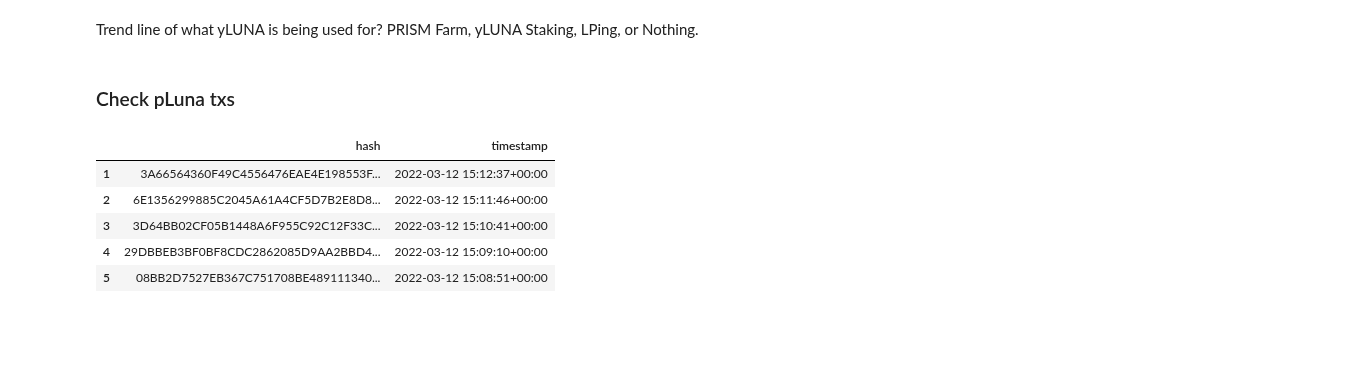
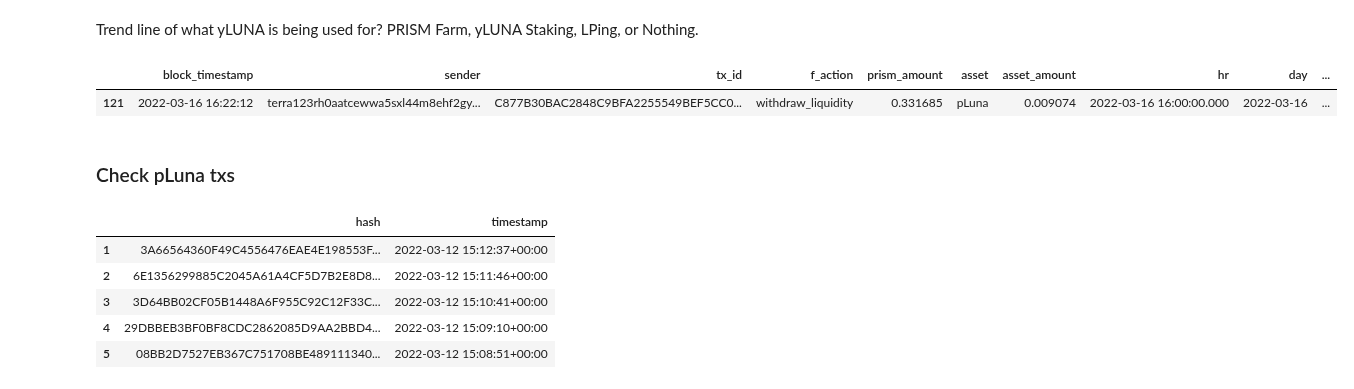
Before and after one commit to IncioMan/prism_forge, a Jupyter notebook: notebook/Prism Farm - Analytics.ipynb, the cells around one changed output. Cells and saved outputs as stored; diff of their text form; code cells hidden in the pictures; blank space fills up the shorter version.

Commit message:
remove duplicates withdraw provide lp

```diff
--- a/notebook/Prism Farm - Analytics.ipynb
+++ b/notebook/Prism Farm - Analytics.ipynb
@@ -320,7 +320,7 @@ class LPDataProvider:
         provide_ = provide_[['block_timestamp','sender','tx_id','f_action','prism_amount','asset','asset_amount','hr','day']]
         provide_['amount_signed'] = provide_.asset_amount
         provide_['type'] = 'provide_lp'
-        self.provide_ = provide_.drop_duplicates(ignore_index=True)
+        self.provide_ = provide_.drop_duplicates(ignore_index=True).drop_duplicates(['tx_id'],ignore_index=True)
         #
         withdraw_['prism_amount'] = withdraw_.apply(lambda row: row['1_amount'] if row['2_contract_address'] == prism_addr else row['2_amount'],axis=1)
         withdraw_['asset_amount'] = withdraw_.apply(lambda row: row['2_amount'] if row['3_contract_address'] in [yluna_addr,pluna_addr] else row['1_amount'],axis=1)
@@ -330,7 +330,7 @@ class LPDataProvider:
         withdraw_ = withdraw_[['block_timestamp','sender','tx_id','f_action','prism_amount','asset','asset_amount','hr','day']]
         withdraw_['amount_signed'] = -withdraw_.asset_amount
         withdraw_['type'] = 'withdraw_lp'
-        self.withdraw_ = withdraw_.drop_duplicates(ignore_index=True)
+        self.withdraw_ = withdraw_.drop_duplicates(ignore_index=True).drop_duplicates(['tx_id'],ignore_index=True)
 # %%
 class CollectorDataProvider:
     def __init__(self, claim, get_url, path_to_data='../data'):
@@ -552,6 +552,12 @@ lp_dp = LPDataProvider(claim,get_url,'../data')
 #lp_dp.write_to_csv()
 lp_dp.load()
 lp_dp.parse()
+# %%
+df = lp_dp.withdraw_
+df[df.tx_id=='C877B30BAC2848C9BFA2255549BEF5CC07C22FBD1E3CD10FE1186E765B8DA786']
+# %% [output]
+|  | block_timestamp | sender | tx_id | f_action | prism_amount | asset | asset_amount | hr | day | ... |
+| 121 | 2022-03-16 16:22:12 | terra123rh0aatcewwa5sxl44m8ehf2gy... | C877B30BAC2848C9BFA2255549BEF5CC0... | withdraw_liquidity | 0.331685 | pLuna | 0.009074 | 2022-03-16 16:00:00.000 | 2022-03-16 | ... |
 # %%
 collector_dp = CollectorDataProvider(claim,get_url,'../data')
 #collector_dp.load_from_url()
```
Also changed, not shown: parts of 4 cells of this notebook, 1 other file.
